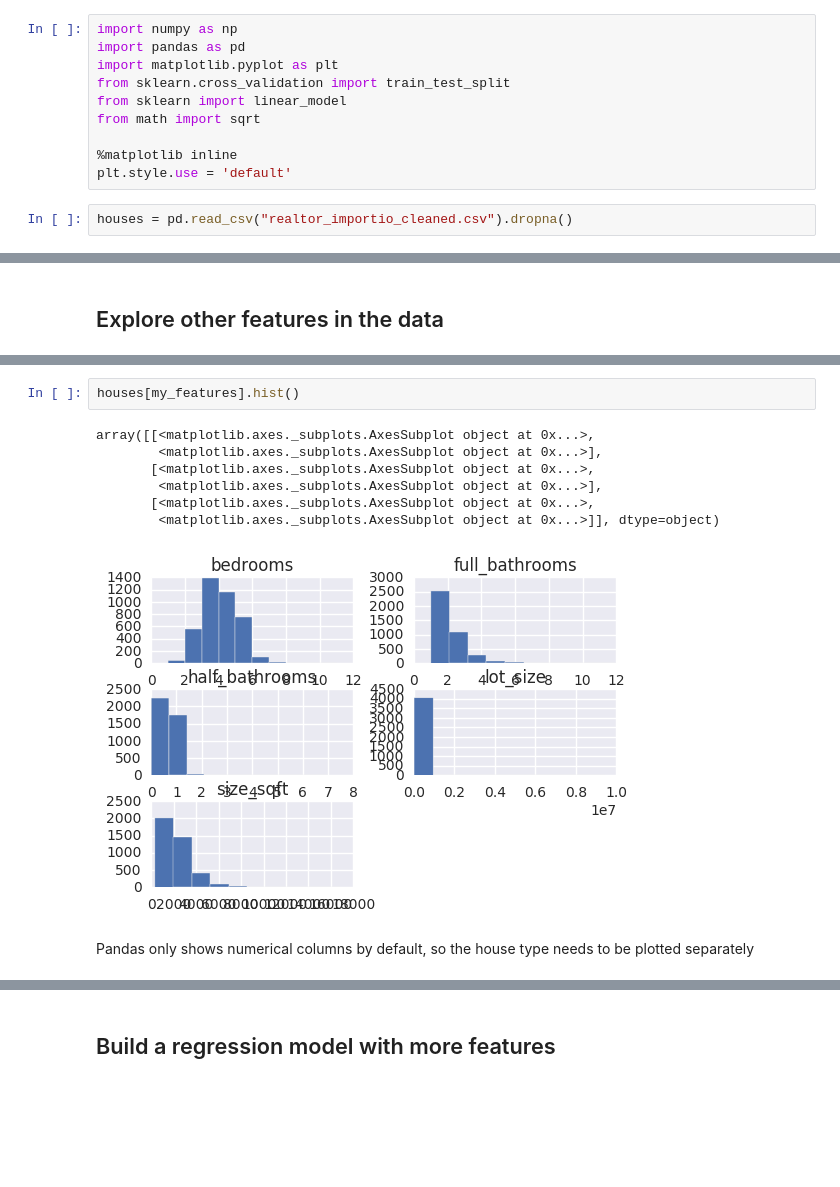
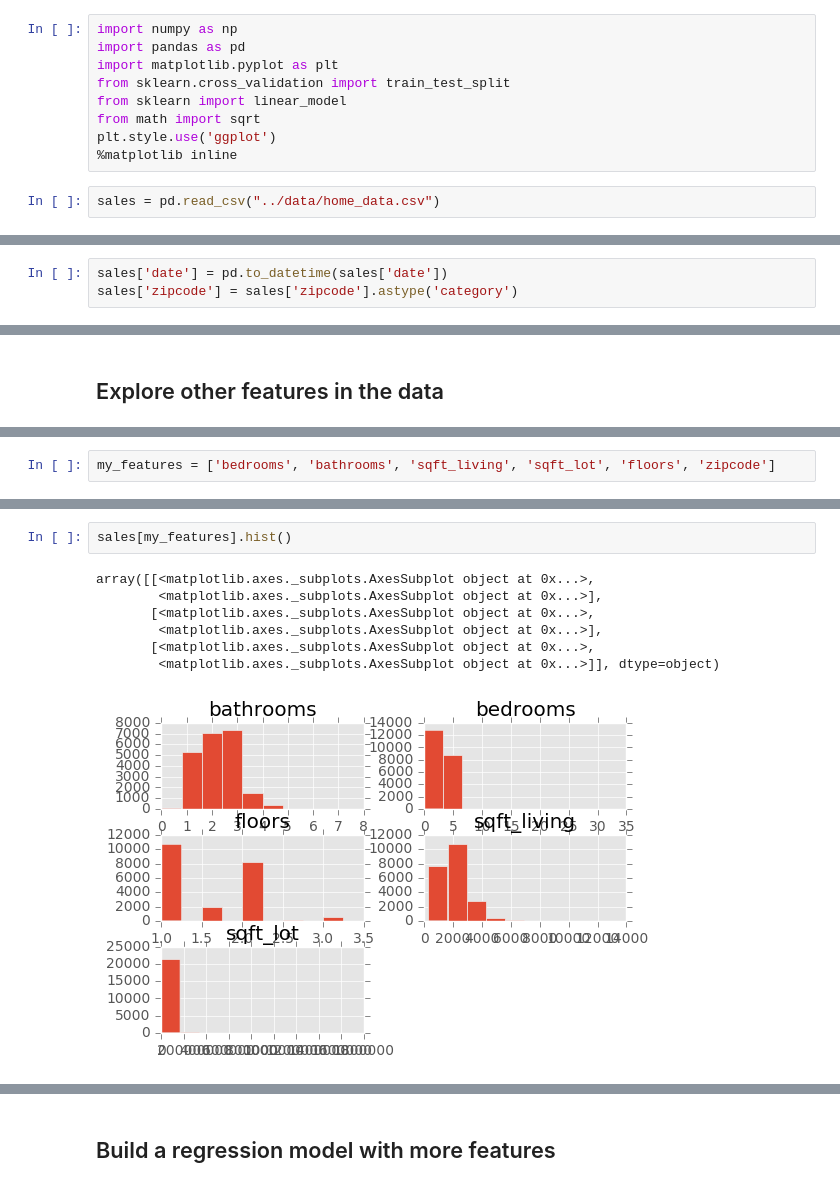
Before and after one commit to Donnyvdm/courses, a Jupyter notebook: Machine Learning Foundations/1 A Case Study Approach/Week 2/Predicting House Prices.ipynb, the cells around one changed output, grey strips where cells are left out. Cells and saved outputs as stored; diff of their text form; blank space fills up the shorter version.

```diff
--- a/Machine Learning Foundations/1 A Case Study Approach/Week 2/Predicting House Prices.ipynb
+++ b/Machine Learning Foundations/1 A Case Study Approach/Week 2/Predicting House Prices.ipynb
@@ -17,8 +12,7 @@ import matplotlib.pyplot as plt
 from sklearn.cross_validation import train_test_split
 from sklearn import linear_model
 from math import sqrt
-
+plt.style.use('ggplot')
 %matplotlib inline
-plt.style.use = 'default'
 # %%
-houses = pd.read_csv("realtor_importio_cleaned.csv").dropna()
+sales = pd.read_csv("../data/home_data.csv")
@@ -33,0 +56,3 @@ houses.head()
+# %%
+sales['date'] = pd.to_datetime(sales['date'])
+sales['zipcode'] = sales['zipcode'].astype('category')
@@ -118 +145,3 @@ my_features = ['bedrooms', 'full_bathrooms', 'half_bathrooms', 'type', 'size_sqf
+# %%
+my_features = ['bedrooms', 'bathrooms', 'sqft_living', 'sqft_lot', 'floors', 'zipcode']
 # %%
@@ -133,12 +162,10 @@ houses[my_features].describe(include = 'all')
 # %%
-houses[my_features].hist()
+sales[my_features].hist()
 # %% [output]
 array([[<matplotlib.axes._subplots.AxesSubplot object at 0x...>,
         <matplotlib.axes._subplots.AxesSubplot object at 0x...>],
        [<matplotlib.axes._subplots.AxesSubplot object at 0x...>,
         <matplotlib.axes._subplots.AxesSubplot object at 0x...>],
        [<matplotlib.axes._subplots.AxesSubplot object at 0x...>,
         <matplotlib.axes._subplots.AxesSubplot object at 0x...>]], dtype=object)
-[figure, old version]
+[figure, new version]
-# %% [markdown]
-Pandas only shows numerical columns by default, so the house type needs to be plotted separately
```
Also changed, not shown: parts of 55 cells of this notebook.
